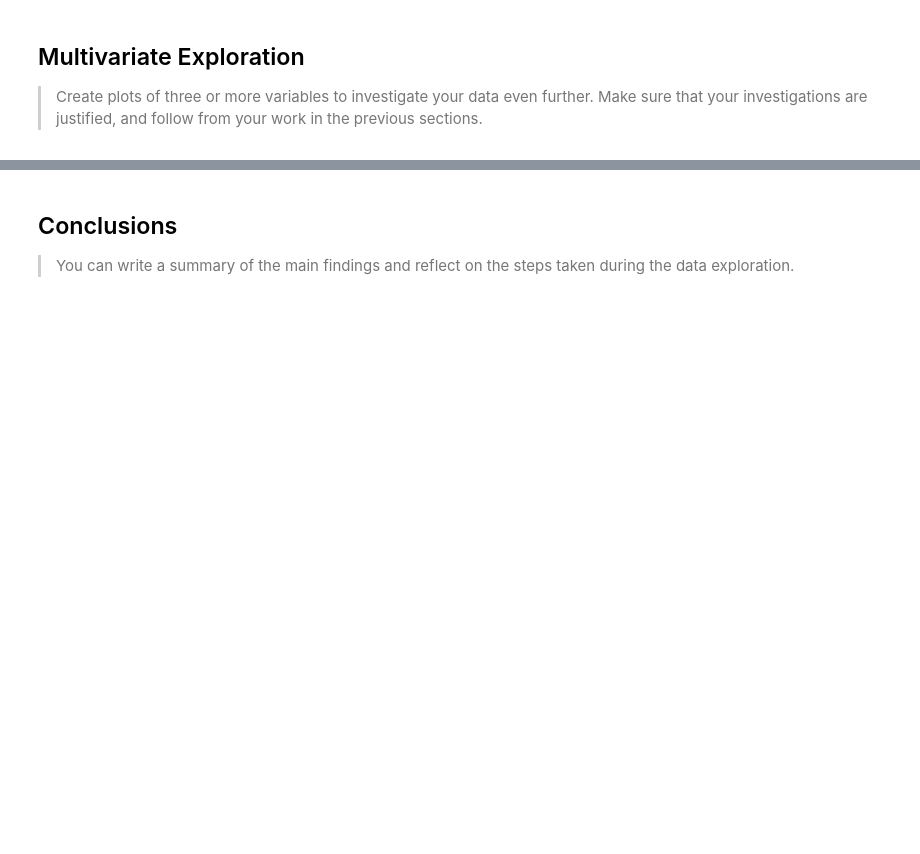
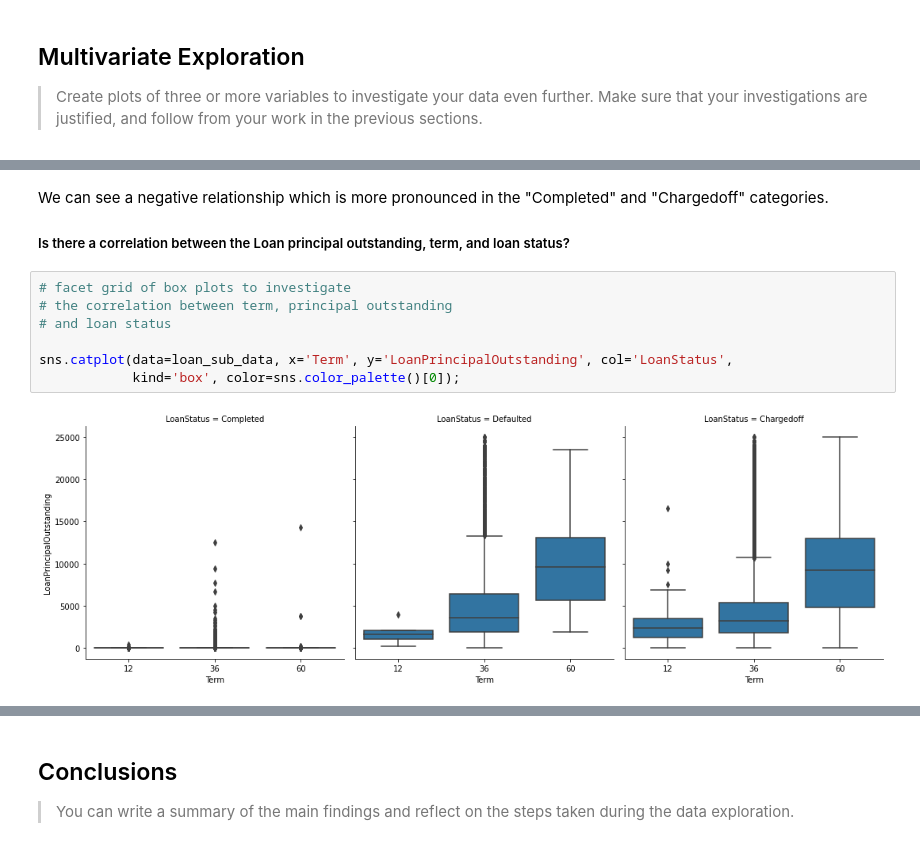
Before and after one commit to cnikoro/prosper_loan_eda, a Jupyter notebook: Part_I_exploration_template.ipynb, the cells around one changed output, grey strips where cells are left out. Saved outputs shown, nothing was run; the diff lists cells and outputs as text; blank space fills up the shorter version.

```diff
--- a/Part_I_exploration_template.ipynb
+++ b/Part_I_exploration_template.ipynb
@@ -860,0 +873,13 @@ your work in the previous sections.
+# %% [markdown]
+We can see a negative relationship which is more pronounced in the "Completed" and "Chargedoff" categories.
+
+##### Is there a correlation between the Loan principal outstanding, term, and loan status?
+# %%
+# facet grid of box plots to investigate
+# the correlation between term, principal outstanding
+# and loan status
+
+sns.catplot(data=loan_sub_data, x='Term', y='LoanPrincipalOutstanding', col='LoanStatus',
+            kind='box', color=sns.color_palette()[0]);
+# %% [output]
+[figure, added]
```
Also changed, not shown: parts of 26 cells of this notebook.
